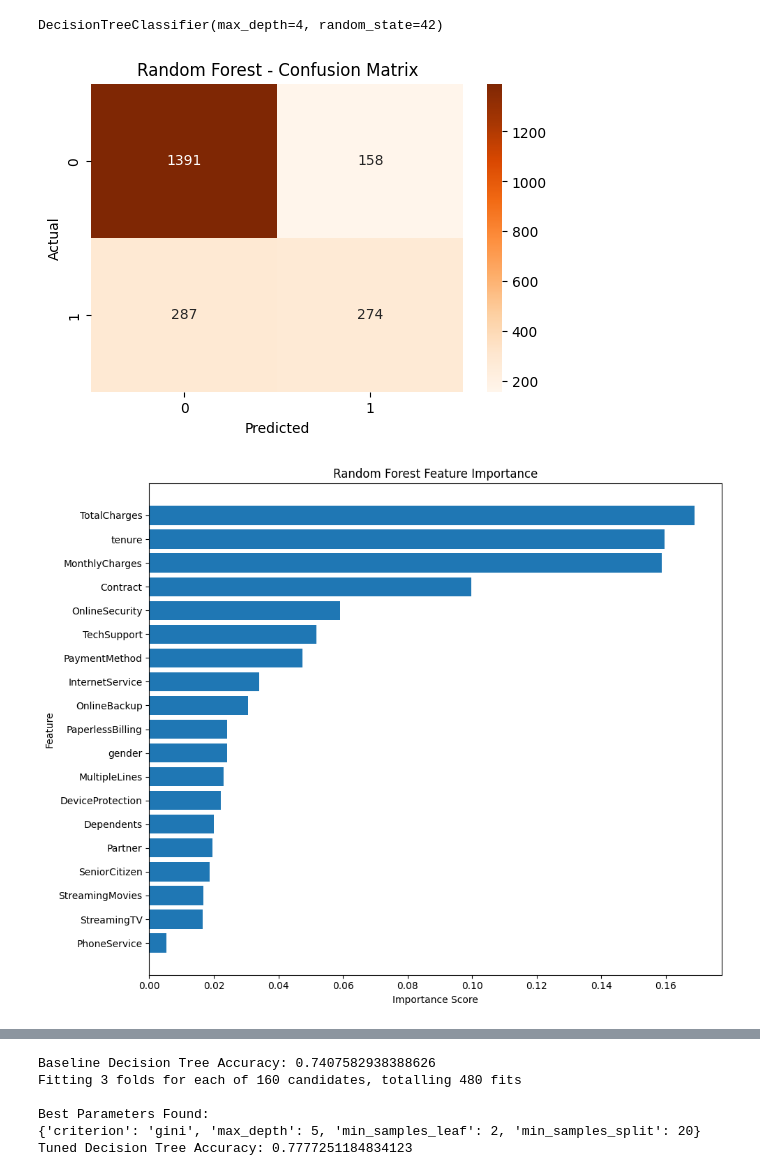
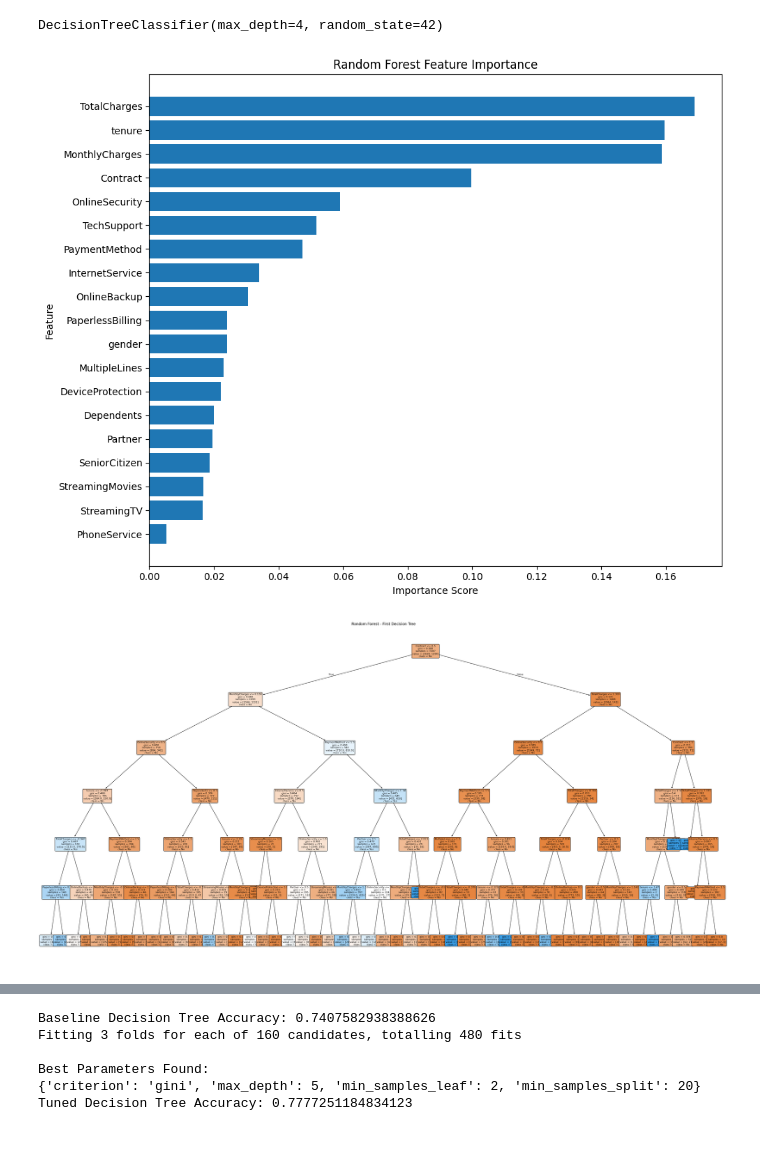
Before and after one commit to Baraah7/itcs494_project, a Jupyter notebook: 494project.ipynb, the cells around one changed output, grey strips where cells are left out. Saved outputs shown, nothing was run; the diff lists cells and outputs as text; code cells hidden in the pictures; blank space fills up the shorter version.

```diff
--- a/494project.ipynb
+++ b/494project.ipynb
@@ -570,43 +570,59 @@ rf_model = RandomForestClassifier(
     min_samples_split=2,
     min_samples_leaf=1,
     bootstrap=True,
     random_state=42
 )
 
 # Train the model
 rf_model.fit(X_train_scaled, y_train)
 
 # Predictions
 y_pred_rf = rf_model.predict(X_test_scaled)
-
-# Confusion Matrix
-plt.figure(figsize=(6,4))
-sns.heatmap(confusion_matrix(y_test, y_pred_rf), annot=True, fmt='d', cmap='Oranges')
-plt.title("Random Forest - Confusion Matrix")
-plt.xlabel("Predicted")
-plt.ylabel("Actual")
-plt.show()
 
 # Random Forest Feature Importance Plot
 # Extract feature importances from *random forest* (correct)
 importances = rf_model.feature_importances_
 feature_names = X.columns
 
 # Sort by importance
 indices = np.argsort(importances)[::-1]
 
 plt.figure(figsize=(10, 8))
 plt.barh(range(len(indices)), importances[indices], align='center')
 plt.yticks(range(len(indices)), feature_names[indices])
 plt.gca().invert_yaxis()  # most important at the top
 plt.title("Random Forest Feature Importance")
 plt.xlabel("Importance Score")
 plt.ylabel("Feature")
 plt.tight_layout()
 plt.show()
+
+# Random Forest Classifier
+rf = RandomForestClassifier(
+    n_estimators=100,
+    random_state=42,
+    max_depth=6  # keep the tree readable
+)
+rf.fit(X_train_scaled, y_train)
+
+# Select the first tree in the forest
+estimator = rf.estimators_[0]
+
+# Plot the tree
+plt.figure(figsize=(40, 20))
+plot_tree(
+    estimator,
+    feature_names=X_train.columns,     # your original feature names
+    class_names=["No", "Yes"],         # adjust based on your labels
+    filled=True,
+    rounded=True,
+    fontsize=8
+)
+plt.title("Random Forest - First Decision Tree")
+plt.show()
 # %% [output]
-[figure, old version]
+[figure, new version]
-[figure, old version]
+[figure, new version]
 # %%
 # Gradient Boosting Classifier Model
 
```
Also changed, not shown: parts of 1 cell of this notebook, 2 other files.
